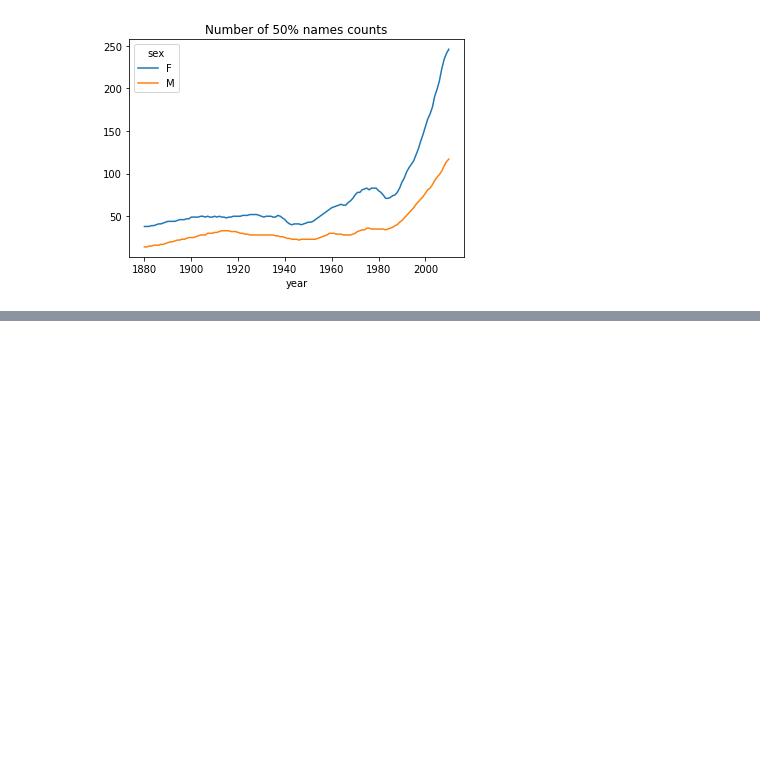
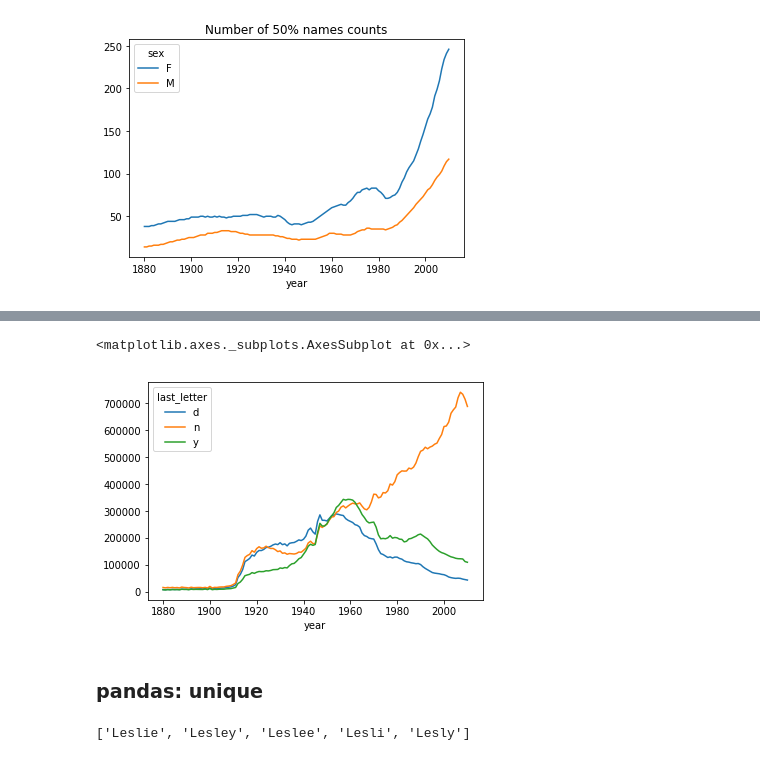
Before and after one commit to mjDelta/Python-for-Data-Analysis, a Jupyter notebook: babynames.ipynb, the cells around one changed output, grey strips where cells are left out. Saved outputs shown, nothing was run; the diff lists cells and outputs as text; code cells hidden in the pictures; blank space fills up the shorter version.

```diff
--- a/babynames.ipynb
+++ b/babynames.ipynb
@@ -202,0 +264,4 @@ diversity.plot(title="Number of 50% names counts")
+# %%
+letter_prop=data.pivot_table("births",index="last_letter",columns=["sex","year"],aggfunc="sum")
+dny_ts=letter_prop.ix[["d","n","y"],"M"].T
+dny_ts.head()
@@ -202,0 +282,13 @@ diversity.plot(title="Number of 50% names counts")
+# %%
+dny_ts.plot()
+# %% [output]
+<matplotlib.axes._subplots.AxesSubplot at 0x...>
+[figure, added]
+# %% [markdown]
+### pandas: unique
+# %%
+all_names=top1000.names.unique()
+les_likes=[n for n in all_names if "lesl" in n.lower() ]
+les_likes
+# %% [output]
+['Leslie', 'Lesley', 'Leslee', 'Lesli', 'Lesly']
```
Also changed, not shown: parts of 11 cells of this notebook.
